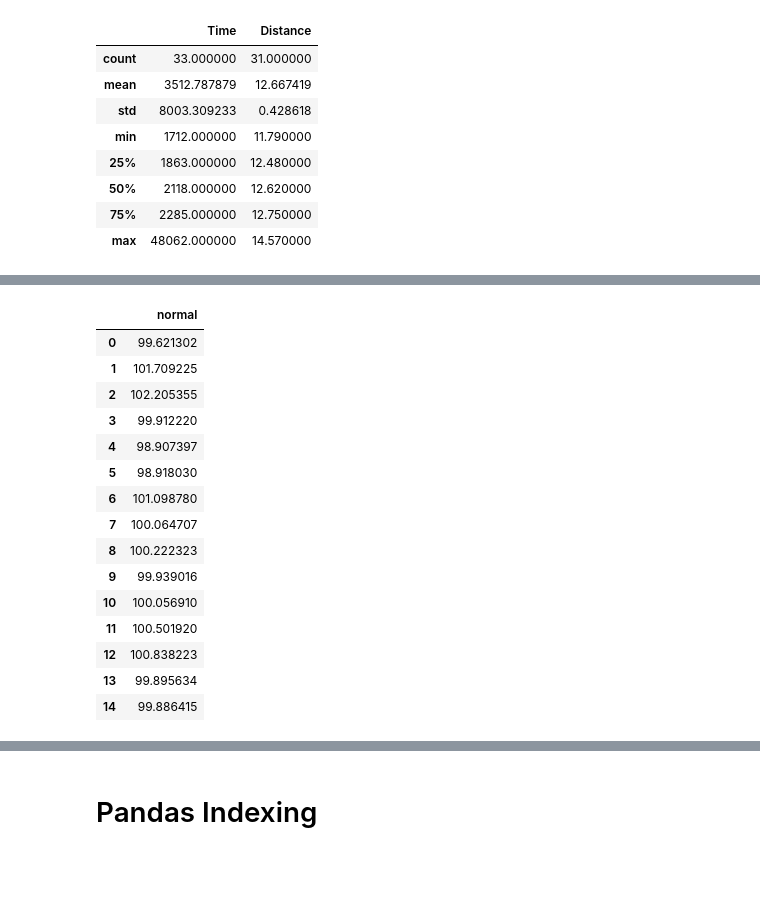
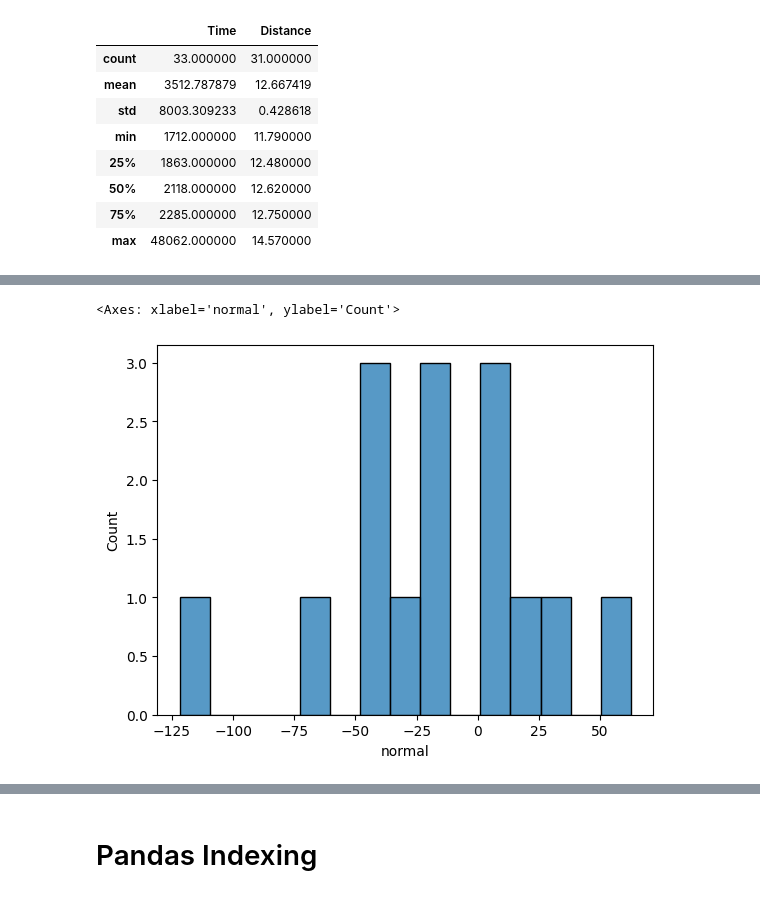
Before and after one commit to ariyan378/python-problem-solving, a Jupyter notebook: Task/data-wrangling-excercise.ipynb, the cells around one changed output, grey strips where cells are left out. Cells and saved outputs as stored; diff of their text form; code cells hidden in the pictures; blank space fills up the shorter version.

```diff
--- a/Task/data-wrangling-excercise.ipynb
+++ b/Task/data-wrangling-excercise.ipynb
@@ -79,24 +79,11 @@ df.describe(include='all')
 | 75% | NaN | NaN | NaN | 2285.000000 | 12.750000 | NaN |
 | max | NaN | NaN | NaN | 48062.000000 | 14.570000 | NaN |
 # %%
-pd.DataFrame(np.random.normal(100 , size=15),columns=['normal'])
+normal = pd.DataFrame(np.random.normal(1,50 , size=15),columns=['normal'])
+sns.histplot(data=normal,x='normal',bins=15)
 # %% [output]
-|  | normal |
-| 0 | 99.621302 |
-| 1 | 101.709225 |
-| 2 | 102.205355 |
-| 3 | 99.912220 |
-| 4 | 98.907397 |
-| 5 | 98.918030 |
-| 6 | 101.098780 |
-| 7 | 100.064707 |
-| 8 | 100.222323 |
-| 9 | 99.939016 |
-| 10 | 100.056910 |
-| 11 | 100.501920 |
-| 12 | 100.838223 |
-| 13 | 99.895634 |
-| 14 | 99.886415 |
+<Axes: xlabel='normal', ylabel='Count'>
+[figure, added]
 # %%
 df
 # %% [output]
```
Also changed, not shown: parts of 13 cells of this notebook.
